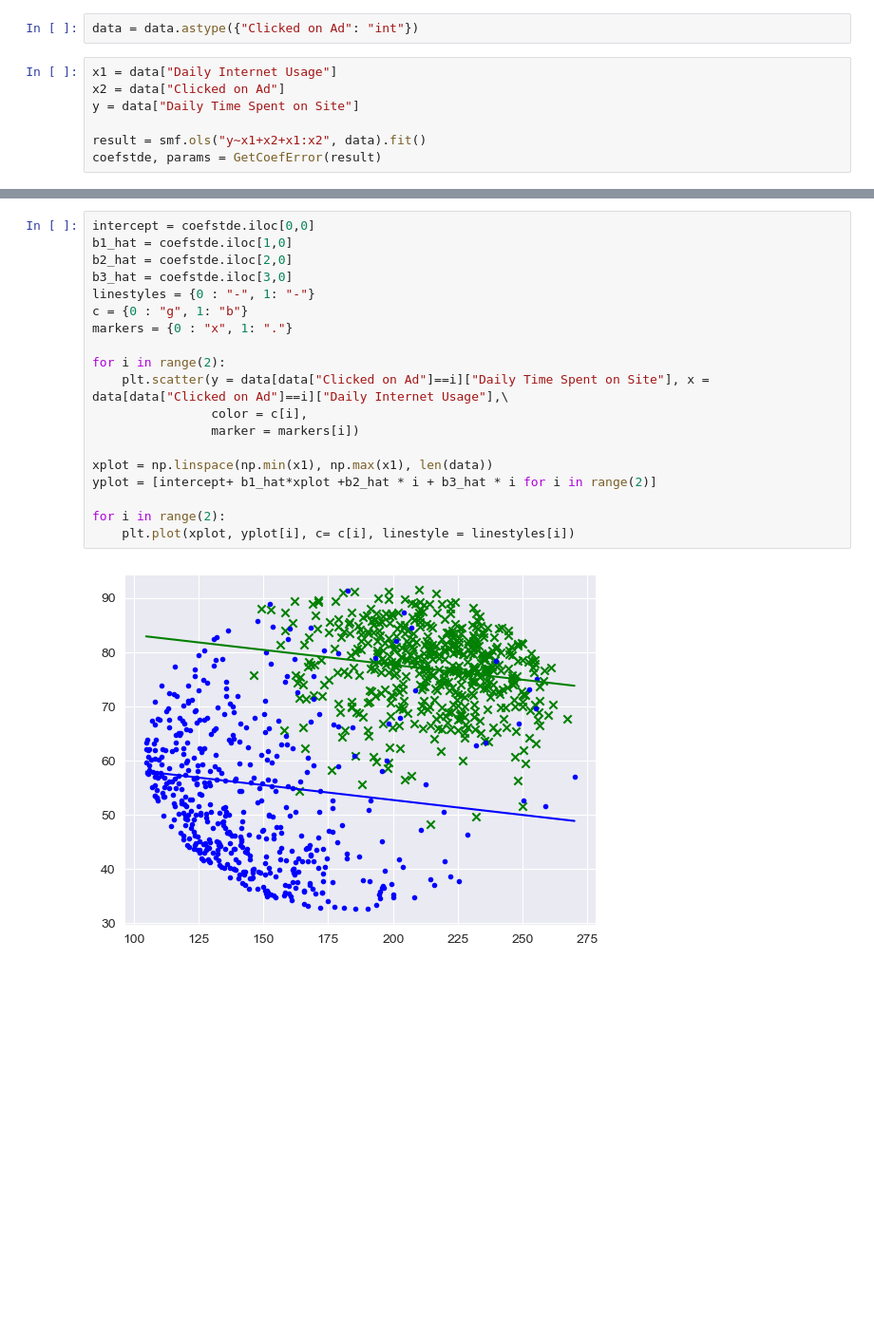
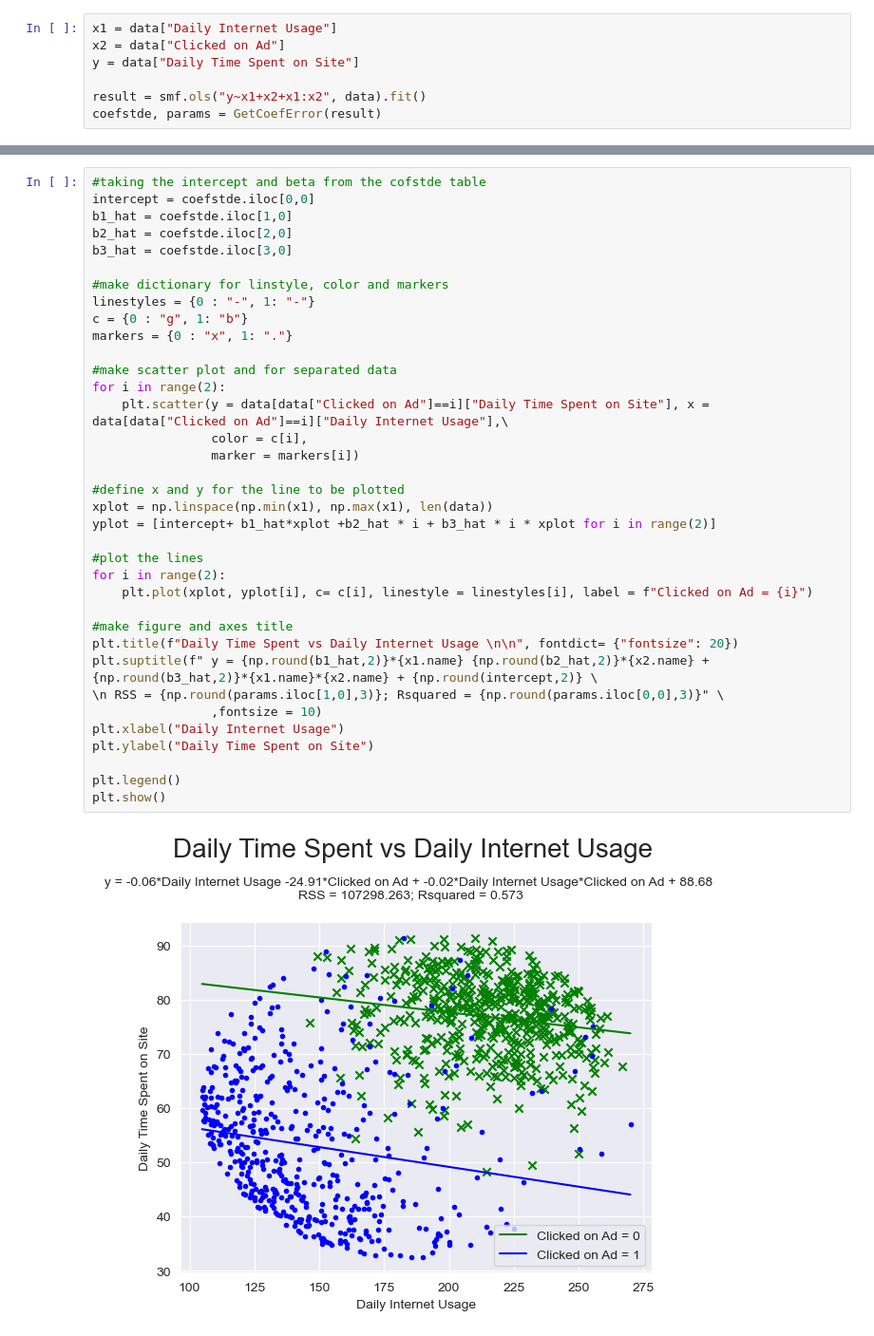
Before and after one commit to alamkelana/Hypothesis-and-Linear-Regression-on-Advertising-Data, a Jupyter notebook: project_statistics.ipynb, the cells around one changed output, grey strips where cells are left out. Shown: that part at 95% size. Saved outputs shown, nothing was run; the diff lists cells and outputs as text; blank space fills up the shorter version.

```diff
--- a/project_statistics.ipynb
+++ b/project_statistics.ipynb
@@ -420,5 +415,3 @@ plt.show()
-# %%
-data = data.astype({"Clicked on Ad": "int"})
 # %%
 x1 = data["Daily Internet Usage"]
 x2 = data["Clicked on Ad"]
@@ -437,21 +422,38 @@ coefstde
 # %%
+#taking the intercept and beta from the cofstde table
 intercept = coefstde.iloc[0,0]
 b1_hat = coefstde.iloc[1,0]
 b2_hat = coefstde.iloc[2,0]
 b3_hat = coefstde.iloc[3,0]
+
+#make dictionary for linstyle, color and markers
 linestyles = {0 : "-", 1: "-"}
 c = {0 : "g", 1: "b"}
 markers = {0 : "x", 1: "."}
 
+#make scatter plot and for separated data
 for i in range(2):
     plt.scatter(y = data[data["Clicked on Ad"]==i]["Daily Time Spent on Site"], x = data[data["Clicked on Ad"]==i]["Daily Internet Usage"],\
                 color = c[i],
                 marker = markers[i])
 
+#define x and y for the line to be plotted
 xplot = np.linspace(np.min(x1), np.max(x1), len(data))
-yplot = [intercept+ b1_hat*xplot +b2_hat * i + b3_hat * i for i in range(2)]
+yplot = [intercept+ b1_hat*xplot +b2_hat * i + b3_hat * i * xplot for i in range(2)]
 
+#plot the lines
 for i in range(2):
-    plt.plot(xplot, yplot[i], c= c[i], linestyle = linestyles[i])
+    plt.plot(xplot, yplot[i], c= c[i], linestyle = linestyles[i], label = f"Clicked on Ad = {i}")
+
+#make figure and axes title
+plt.title(f"Daily Time Spent vs Daily Internet Usage \n\n", fontdict= {"fontsize": 20})
+plt.suptitle(f" y = {np.round(b1_hat,2)}*{x1.name} {np.round(b2_hat,2)}*{x2.name} + {np.round(b3_hat,2)}*{x1.name}*{x2.name} + {np.round(intercept,2)} \
+\n RSS = {np.round(params.iloc[1,0],3)}; Rsquared = {np.round(params.iloc[0,0],3)}" \
+                ,fontsize = 10)
+plt.xlabel("Daily Internet Usage")
+plt.ylabel("Daily Time Spent on Site")
+
+plt.legend()
+plt.show()
 # %% [output]
-[figure, old version]
+[figure, new version]
```
Also changed, not shown: parts of 9 cells of this notebook.
